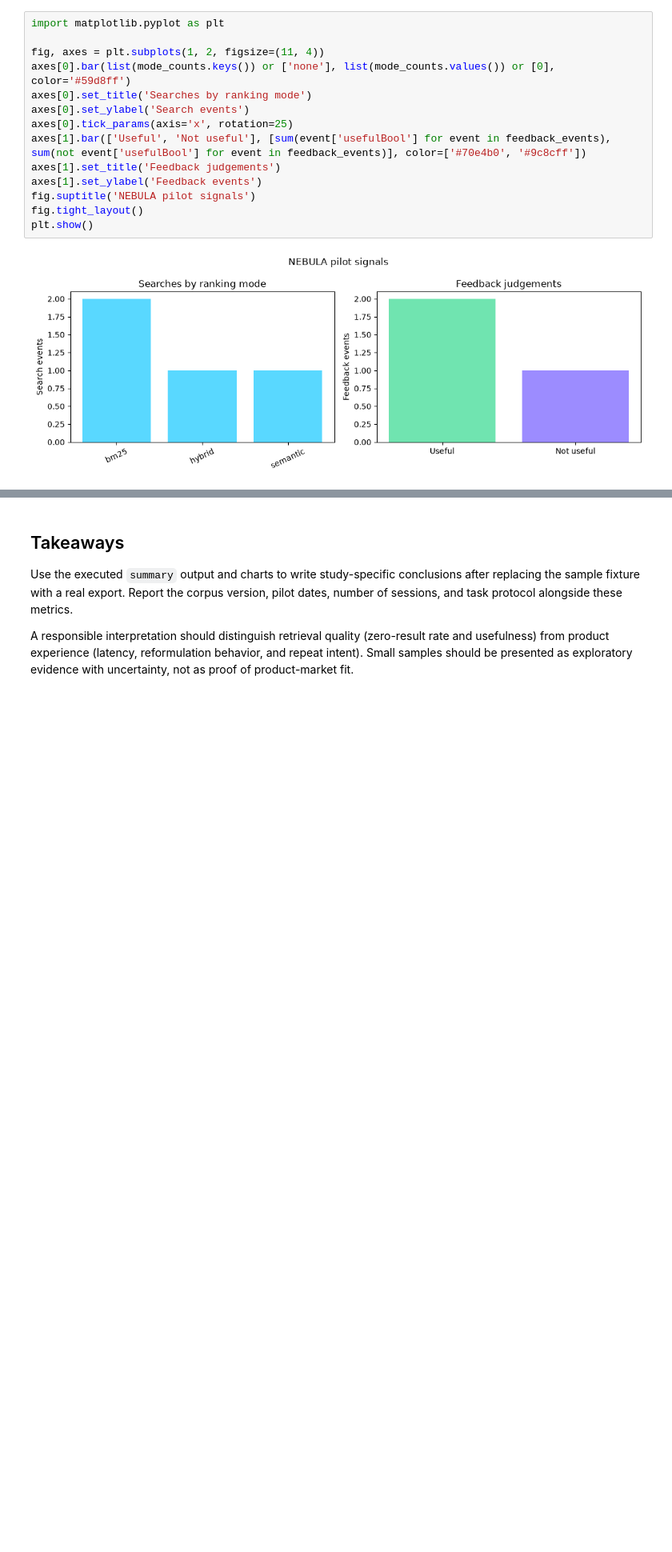
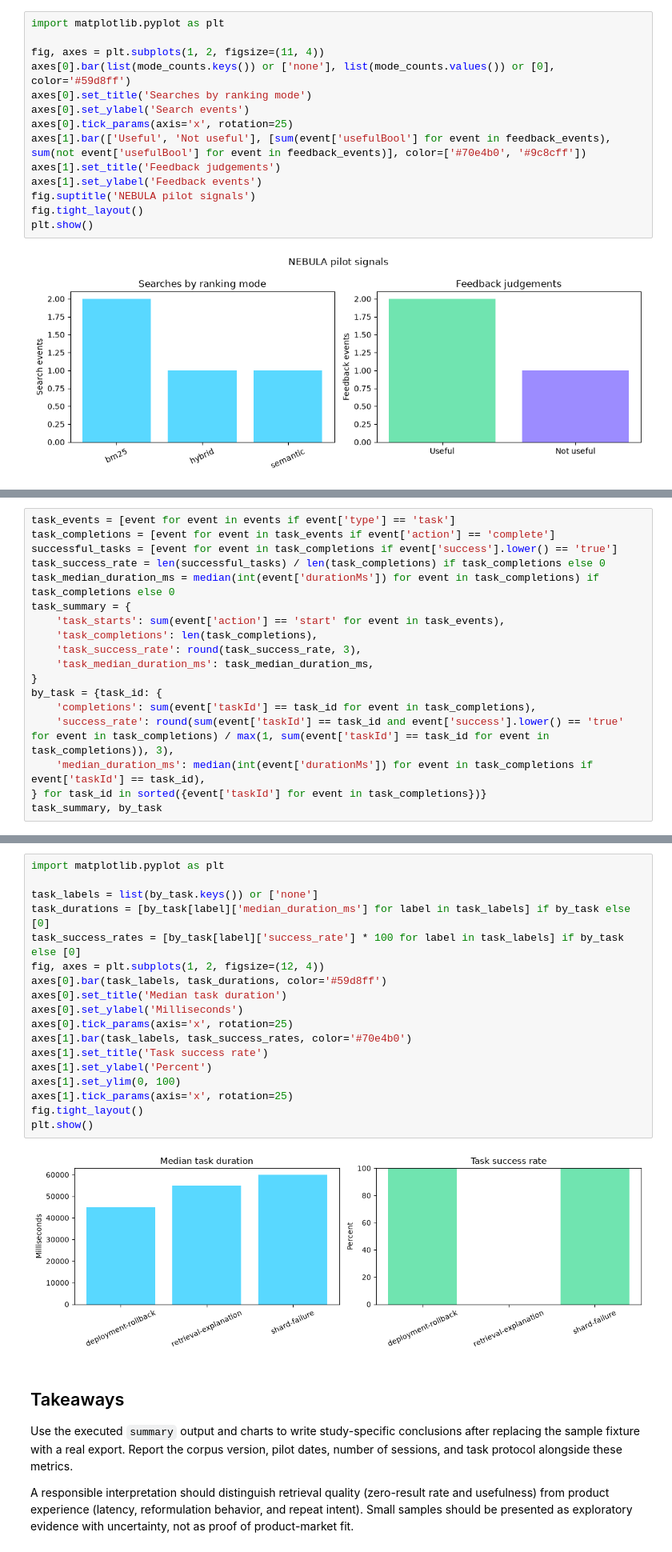
Before and after one commit to Bishrav/NEBULA, a Jupyter notebook: notebooks/nebula_pmf_analysis.ipynb, the cells around one changed output, grey strips where cells are left out. Shown at 80% size. Cells and saved outputs as stored; diff of their text form; blank space fills up the shorter version.

Commit message:
feat: analyze pilot task outcomes

```diff
--- a/notebooks/nebula_pmf_analysis.ipynb
+++ b/notebooks/nebula_pmf_analysis.ipynb
@@ -101,0 +104,18 @@ plt.show()
+# %%
+task_events = [event for event in events if event['type'] == 'task']
+task_completions = [event for event in task_events if event['action'] == 'complete']
+successful_tasks = [event for event in task_completions if event['success'].lower() == 'true']
+task_success_rate = len(successful_tasks) / len(task_completions) if task_completions else 0
+task_median_duration_ms = median(int(event['durationMs']) for event in task_completions) if task_completions else 0
+task_summary = {
+    'task_starts': sum(event['action'] == 'start' for event in task_events),
+    'task_completions': len(task_completions),
+    'task_success_rate': round(task_success_rate, 3),
+    'task_median_duration_ms': task_median_duration_ms,
+}
+by_task = {task_id: {
+    'completions': sum(event['taskId'] == task_id for event in task_completions),
+    'success_rate': round(sum(event['taskId'] == task_id and event['success'].lower() == 'true' for event in task_completions) / max(1, sum(event['taskId'] == task_id for event in task_completions)), 3),
+    'median_duration_ms': median(int(event['durationMs']) for event in task_completions if event['taskId'] == task_id),
+} for task_id in sorted({event['taskId'] for event in task_completions})}
+task_summary, by_task
@@ -102,3 +136,23 @@ plt.show()
+# %%
+import matplotlib.pyplot as plt
+
+task_labels = list(by_task.keys()) or ['none']
+task_durations = [by_task[label]['median_duration_ms'] for label in task_labels] if by_task else [0]
+task_success_rates = [by_task[label]['success_rate'] * 100 for label in task_labels] if by_task else [0]
+fig, axes = plt.subplots(1, 2, figsize=(12, 4))
+axes[0].bar(task_labels, task_durations, color='#59d8ff')
+axes[0].set_title('Median task duration')
+axes[0].set_ylabel('Milliseconds')
+axes[0].tick_params(axis='x', rotation=25)
+axes[1].bar(task_labels, task_success_rates, color='#70e4b0')
+axes[1].set_title('Task success rate')
+axes[1].set_ylabel('Percent')
+axes[1].set_ylim(0, 100)
+axes[1].tick_params(axis='x', rotation=25)
+fig.tight_layout()
+plt.show()
+# %% [output]
+[figure, added]
 # %% [markdown]
 ## Takeaways
 
```
Also changed, not shown: parts of 4 cells of this notebook, 2 other files.
